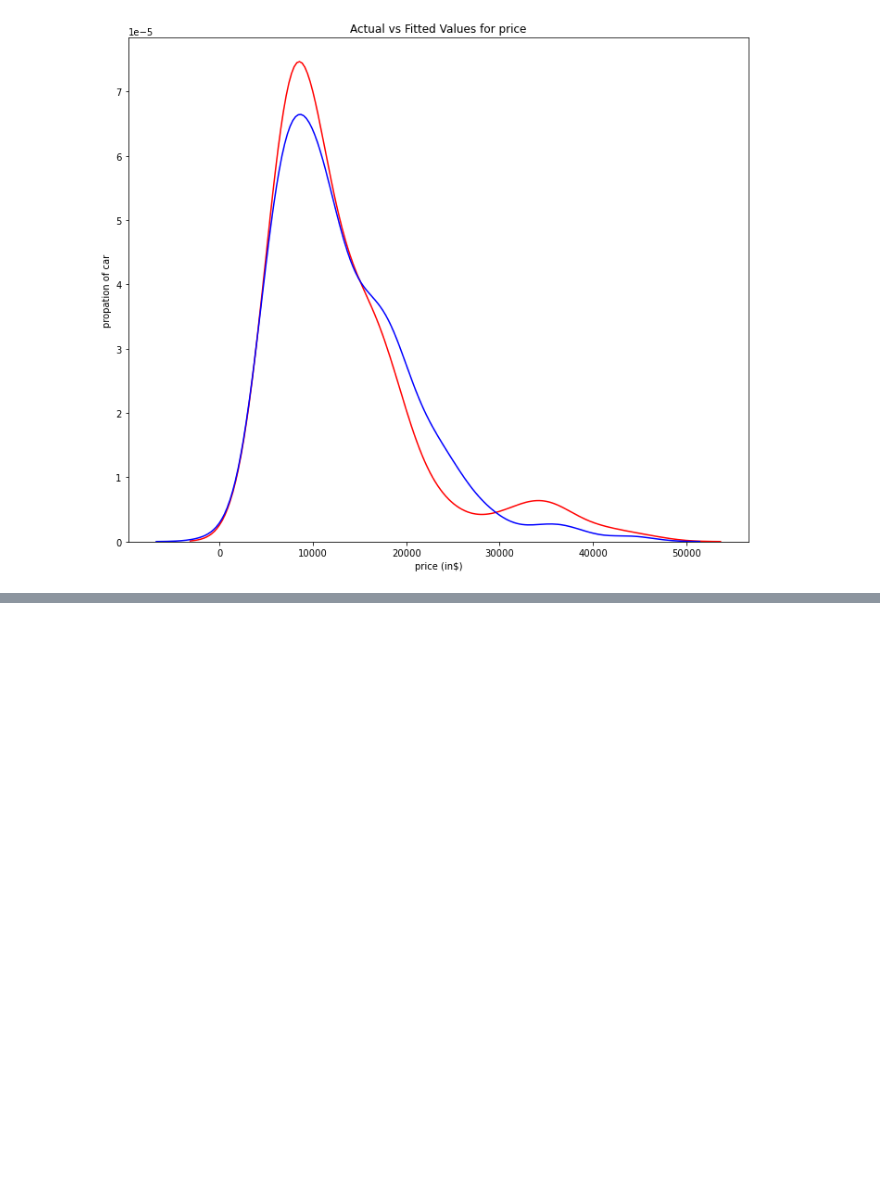
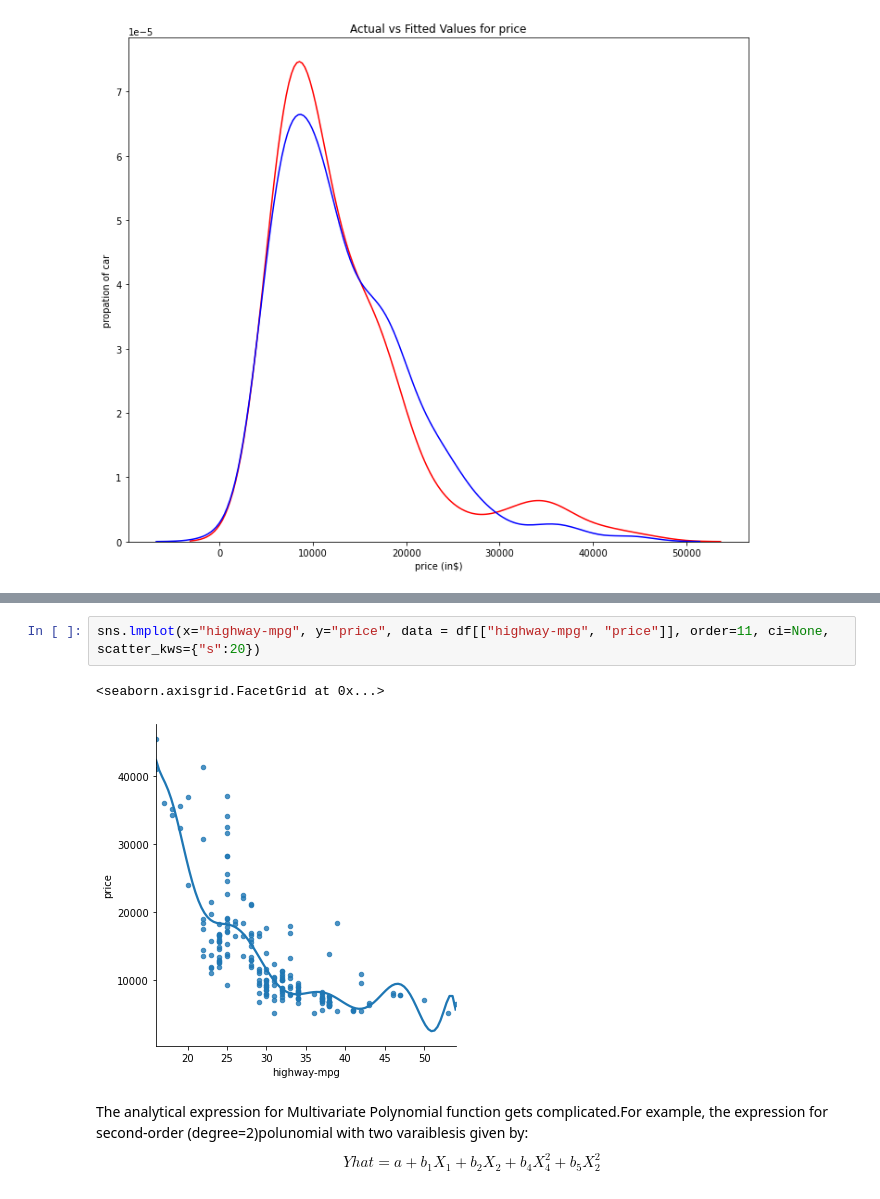
Before and after one commit to himaloy-tech/Machine-Learning, a Jupyter notebook: WizzTech (20-03-2021).ipynb, the cells around one changed output, grey strips where cells are left out. Drawn from its saved outputs; the diff is of its cells as text; blank space fills up the shorter version.

Commit message:
Polynomial Regression and Pipelines

```diff
--- a/WizzTech (20-03-2021).ipynb
+++ b/WizzTech (20-03-2021).ipynb
@@ -181,0 +229,7 @@ plt.close()
+# %%
+sns.lmplot(x="highway-mpg", y="price", data = df[["highway-mpg", "price"]], order=11, ci=None, scatter_kws={"s":20})
+# %% [output]
+<seaborn.axisgrid.FacetGrid at 0x...>
+[figure, added]
+# %% [markdown]
+<p>The analytical expression for Multivariate Polynomial function gets complicated.For example, the expression for second-order (degree=2)polunomial with two varaiblesis given by: $$ Yhat = a + b_1X_1 + b_2X_2 + b_4X_4^2 + b_5X_2^2 $$
```
Also changed, not shown: parts of 9 cells of this notebook.
